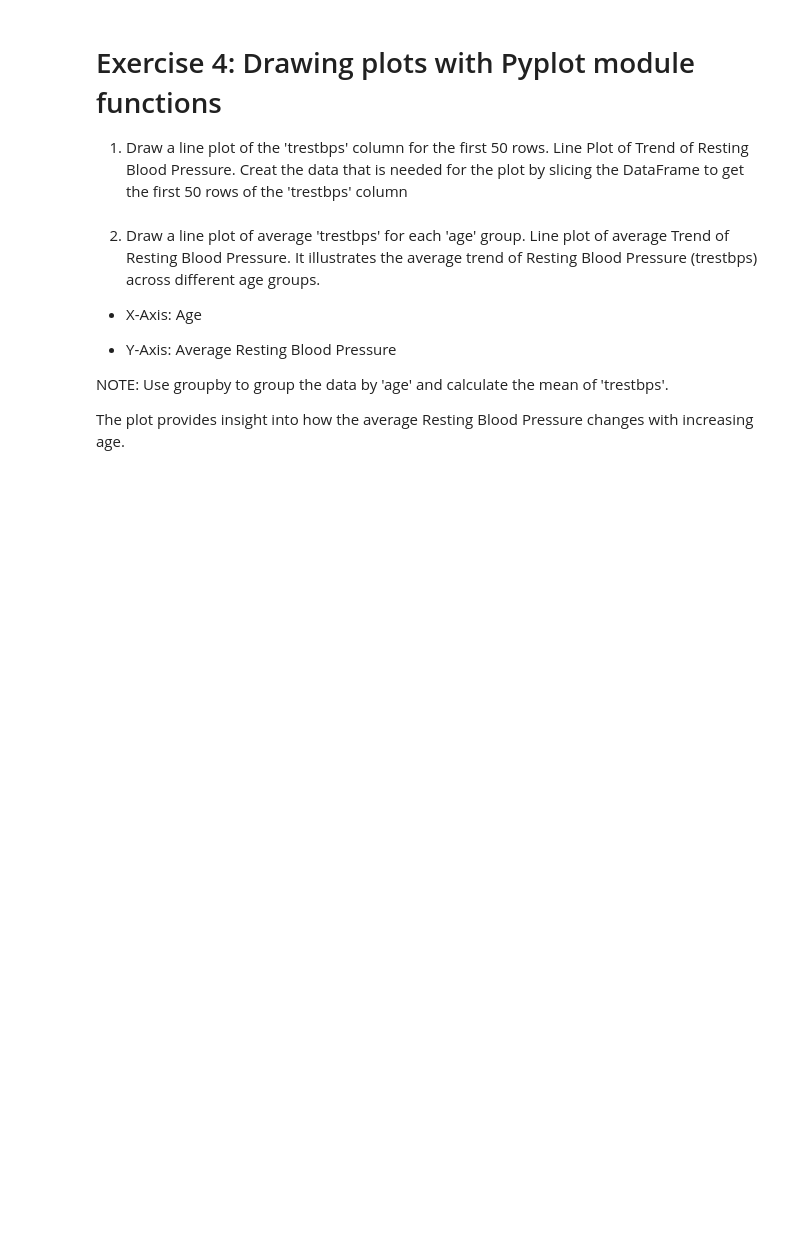
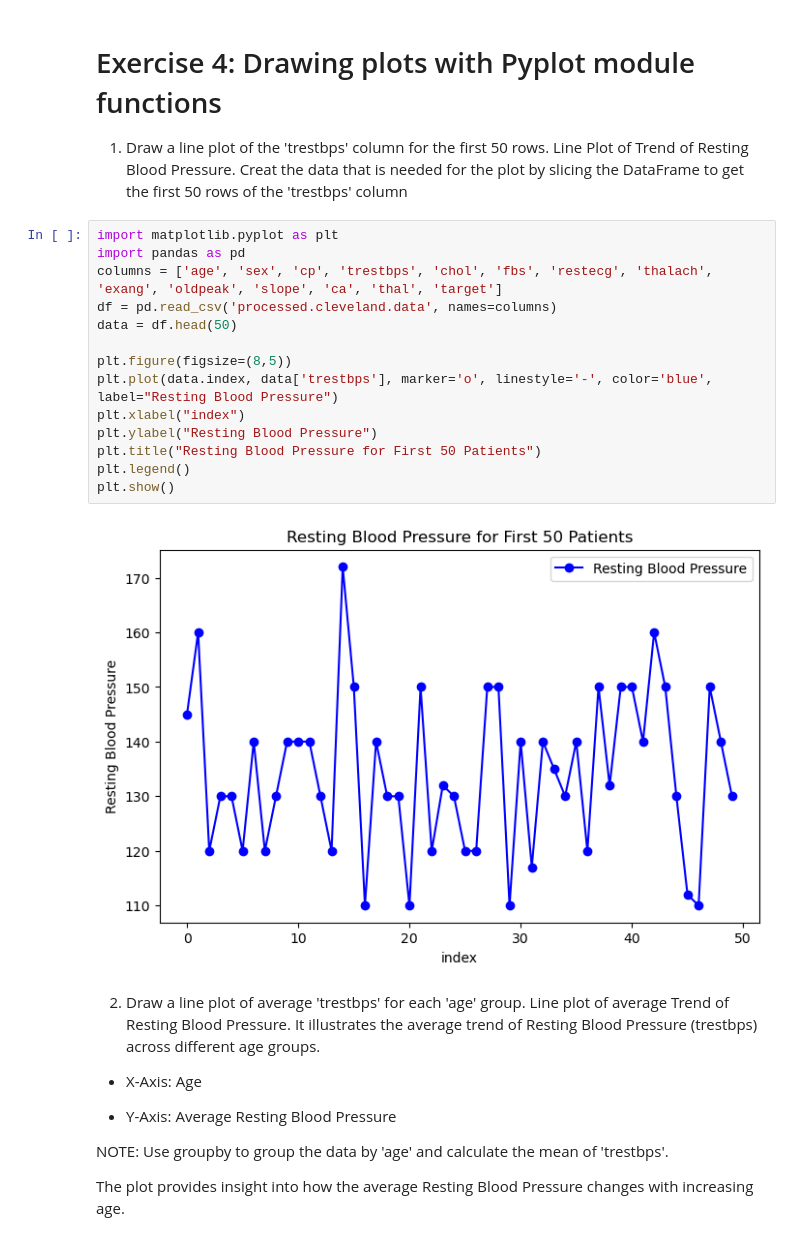
Before and after one commit to PaullGit/AI-healthcare, a Jupyter notebook: Week4/M2_A4_group09.ipynb, the cells around one changed output. Saved outputs shown, nothing was run; the diff lists cells and outputs as text; blank space fills up the shorter version.

```diff
--- a/Week4/M2_A4_group09.ipynb
+++ b/Week4/M2_A4_group09.ipynb
@@ -179,6 +179,22 @@ print(df)
 
 
 1. Draw a line plot of the 'trestbps' column for the first 50 rows. Line Plot of Trend of Resting Blood Pressure. Creat the data that is needed for the plot by slicing the DataFrame to get the first 50 rows of the 'trestbps' column
+# %%
+import matplotlib.pyplot as plt
+import pandas as pd
+columns = ['age', 'sex', 'cp', 'trestbps', 'chol', 'fbs', 'restecg', 'thalach', 'exang', 'oldpeak', 'slope', 'ca', 'thal', 'target']
+df = pd.read_csv('processed.cleveland.data', names=columns)
+data = df.head(50)
+
+plt.figure(figsize=(8,5))
+plt.plot(data.index, data['trestbps'], marker='o', linestyle='-', color='blue', label="Resting Blood Pressure")
+plt.xlabel("index")
+plt.ylabel("Resting Blood Pressure")
+plt.title("Resting Blood Pressure for First 50 Patients")
+plt.legend()
+plt.show()
+# %% [output]
+[figure, added]
 # %% [markdown]
 2. Draw a line plot of average 'trestbps' for each 'age' group. Line plot of average Trend of Resting Blood Pressure. It illustrates the average trend of Resting Blood Pressure (trestbps) across different age groups.
 
```
Also changed, not shown: parts of 3 cells of this notebook.
